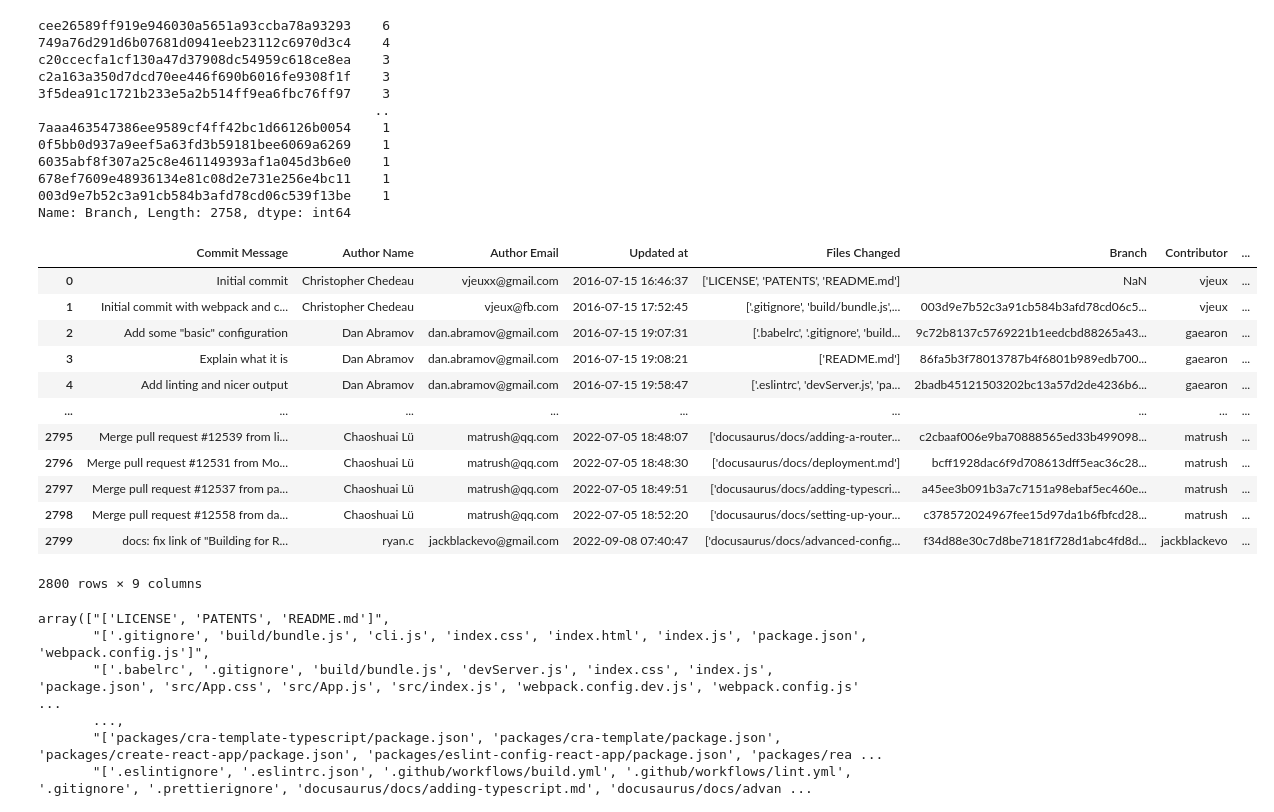
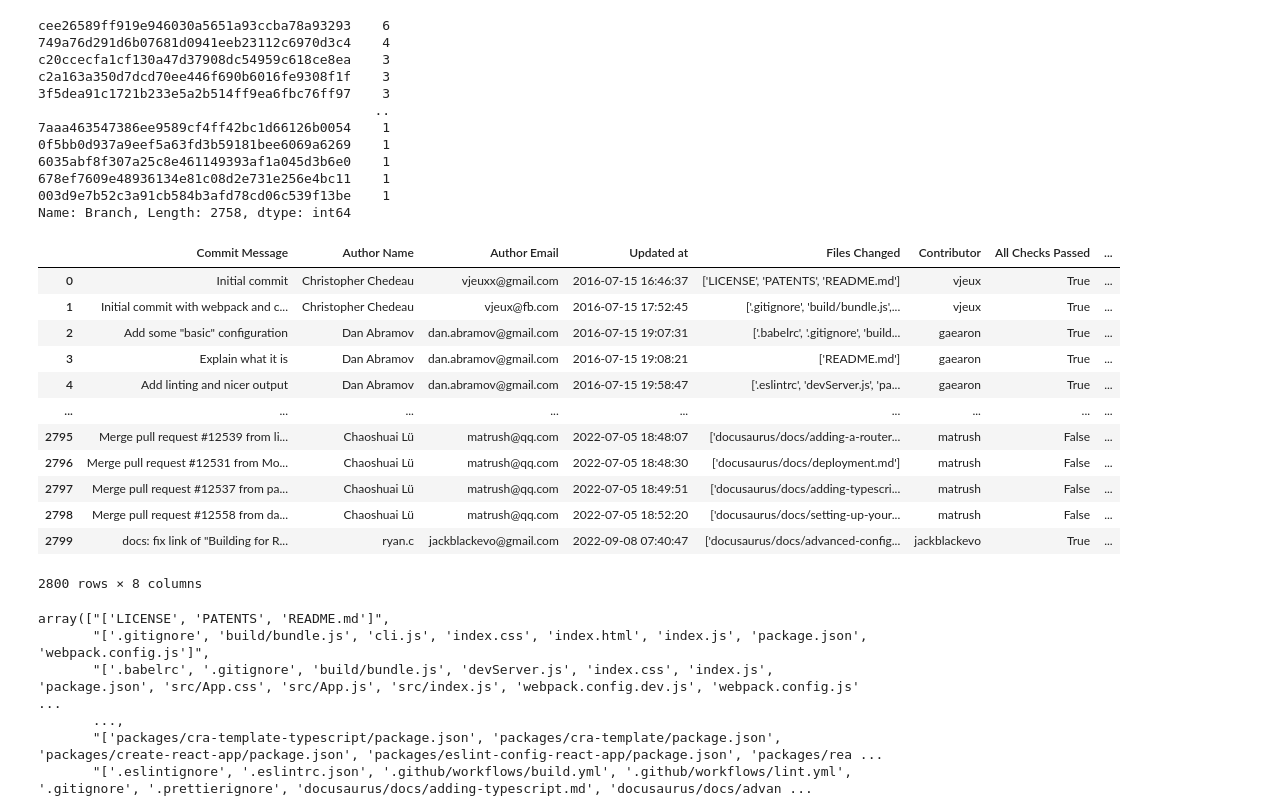
Before and after one commit to VinhPhamAI/Data-Analyst, a Jupyter notebook: Data_Analyst.ipynb, the cells around one changed output. Drawn from its saved outputs; the diff is of its cells as text; code cells hidden in the pictures.

```diff
--- a/Data_Analyst.ipynb
+++ b/Data_Analyst.ipynb
@@ -75,22 +75,23 @@ df = df.reset_index(drop = True)
 # %%
 df['Additions commit'] = df['Commit Message'].str.len()
 df.drop('Commit ID', axis = 1, inplace = True)
 df.drop('Created at', axis = 1, inplace = True)
+df.drop('Branch', axis = 1, inplace = True)
 df
 # %% [output]
-|  | Commit Message | Author Name | Author Email | Updated at | Files Changed | Branch | Contributor | ... |
-| 0 | Initial commit | Christopher Chedeau | vjeuxx@gmail.com | 2016-07-15 16:46:37 | ['LICENSE', 'PATENTS', 'README.md'] | NaN | vjeux | ... |
-| 1 | Initial commit with webpack and c... | Christopher Chedeau | vjeux@fb.com | 2016-07-15 17:52:45 | ['.gitignore', 'build/bundle.js',... | 003d9e7b52c3a91cb584b3afd78cd06c5... | vjeux | ... |
-| 2 | Add some "basic" configuration | Dan Abramov | dan.abramov@gmail.com | 2016-07-15 19:07:31 | ['.babelrc', '.gitignore', 'build... | 9c72b8137c5769221b1eedcbd88265a43... | gaearon | ... |
-| 3 | Explain what it is | Dan Abramov | dan.abramov@gmail.com | 2016-07-15 19:08:21 | ['README.md'] | 86fa5b3f78013787b4f6801b989edb700... | gaearon | ... |
-| 4 | Add linting and nicer output | Dan Abramov | dan.abramov@gmail.com | 2016-07-15 19:58:47 | ['.eslintrc', 'devServer.js', 'pa... | 2badb45121503202bc13a57d2de4236b6... | gaearon | ... |
+|  | Commit Message | Author Name | Author Email | Updated at | Files Changed | Contributor | All Checks Passed | ... |
+| 0 | Initial commit | Christopher Chedeau | vjeuxx@gmail.com | 2016-07-15 16:46:37 | ['LICENSE', 'PATENTS', 'README.md'] | vjeux | True | ... |
+| 1 | Initial commit with webpack and c... | Christopher Chedeau | vjeux@fb.com | 2016-07-15 17:52:45 | ['.gitignore', 'build/bundle.js',... | vjeux | True | ... |
+| 2 | Add some "basic" configuration | Dan Abramov | dan.abramov@gmail.com | 2016-07-15 19:07:31 | ['.babelrc', '.gitignore', 'build... | gaearon | True | ... |
+| 3 | Explain what it is | Dan Abramov | dan.abramov@gmail.com | 2016-07-15 19:08:21 | ['README.md'] | gaearon | True | ... |
+| 4 | Add linting and nicer output | Dan Abramov | dan.abramov@gmail.com | 2016-07-15 19:58:47 | ['.eslintrc', 'devServer.js', 'pa... | gaearon | True | ... |
 | ... | ... | ... | ... | ... | ... | ... | ... | ... |
-| 2795 | Merge pull request #12539 from li... | Chaoshuai Lü | matrush@qq.com | 2022-07-05 18:48:07 | ['docusaurus/docs/adding-a-router... | c2cbaaf006e9ba70888565ed33b499098... | matrush | ... |
-| 2796 | Merge pull request #12531 from Mo... | Chaoshuai Lü | matrush@qq.com | 2022-07-05 18:48:30 | ['docusaurus/docs/deployment.md'] | bcff1928dac6f9d708613dff5eac36c28... | matrush | ... |
-| 2797 | Merge pull request #12537 from pa... | Chaoshuai Lü | matrush@qq.com | 2022-07-05 18:49:51 | ['docusaurus/docs/adding-typescri... | a45ee3b091b3a7c7151a98ebaf5ec460e... | matrush | ... |
-| 2798 | Merge pull request #12558 from da... | Chaoshuai Lü | matrush@qq.com | 2022-07-05 18:52:20 | ['docusaurus/docs/setting-up-your... | c378572024967fee15d97da1b6fbfcd28... | matrush | ... |
-| 2799 | docs: fix link of "Building for R... | ryan.c | jackblackevo@gmail.com | 2022-09-08 07:40:47 | ['docusaurus/docs/advanced-config... | f34d88e30c7d8be7181f728d1abc4fd8d... | jackblackevo | ... |
+| 2795 | Merge pull request #12539 from li... | Chaoshuai Lü | matrush@qq.com | 2022-07-05 18:48:07 | ['docusaurus/docs/adding-a-router... | matrush | False | ... |
+| 2796 | Merge pull request #12531 from Mo... | Chaoshuai Lü | matrush@qq.com | 2022-07-05 18:48:30 | ['docusaurus/docs/deployment.md'] | matrush | False | ... |
+| 2797 | Merge pull request #12537 from pa... | Chaoshuai Lü | matrush@qq.com | 2022-07-05 18:49:51 | ['docusaurus/docs/adding-typescri... | matrush | False | ... |
+| 2798 | Merge pull request #12558 from da... | Chaoshuai Lü | matrush@qq.com | 2022-07-05 18:52:20 | ['docusaurus/docs/setting-up-your... | matrush | False | ... |
+| 2799 | docs: fix link of "Building for R... | ryan.c | jackblackevo@gmail.com | 2022-09-08 07:40:47 | ['docusaurus/docs/advanced-config... | jackblackevo | True | ... |
-2800 rows × 9 columns
+2800 rows × 8 columns
 # %%
 df['Files Changed'].unique()
 # %% [output]
```
Also changed, not shown: parts of 27 cells of this notebook.
